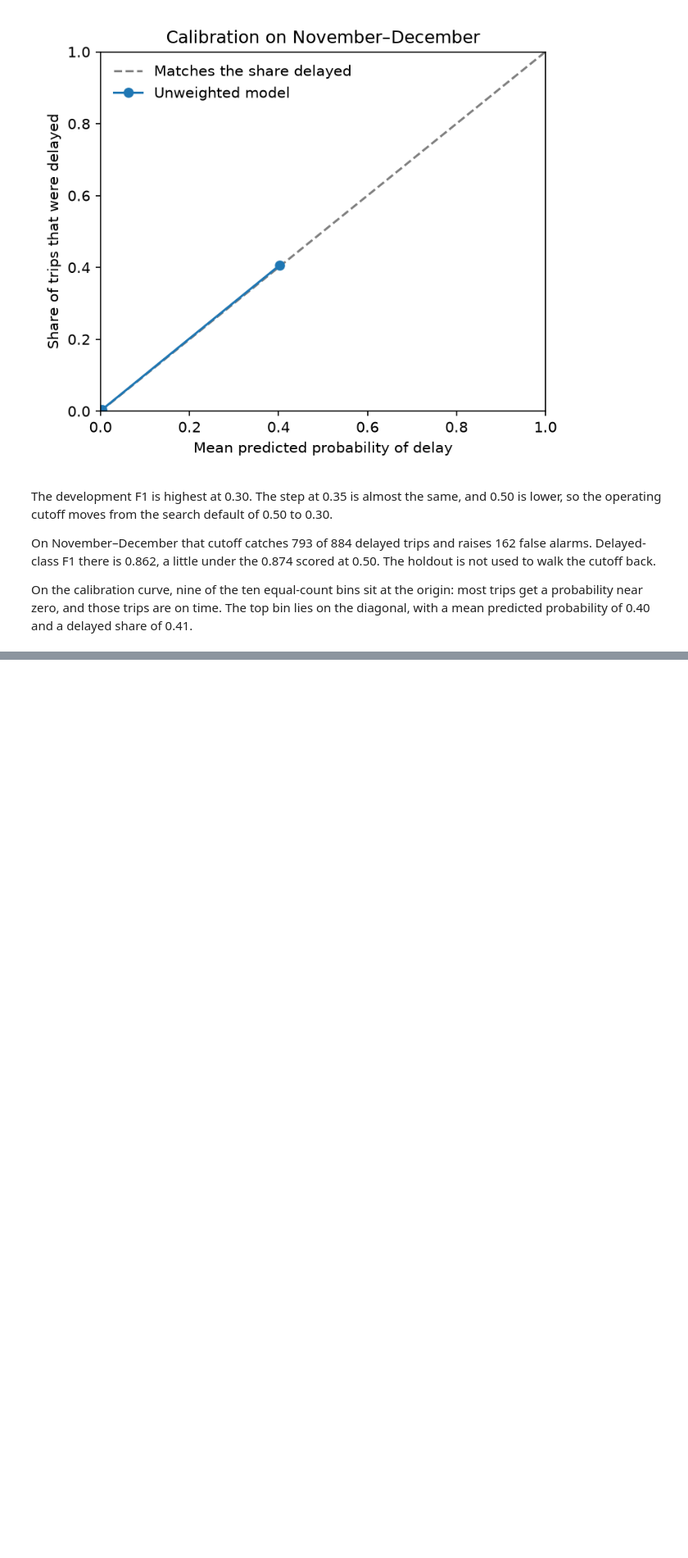
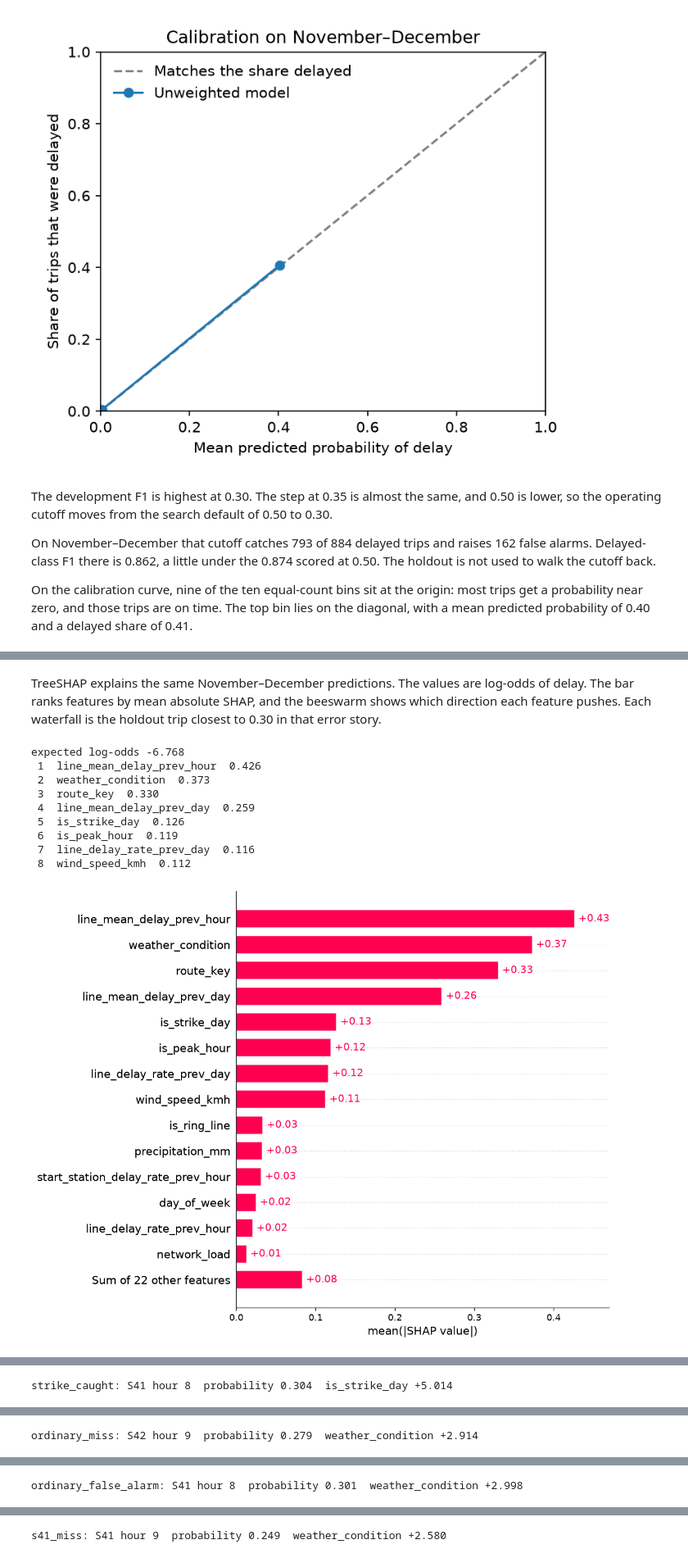
Before and after one commit to priscilla254/transit-disruption-prediction, a Jupyter notebook: notebooks/03_evaluation.ipynb, the cells around one changed output, grey strips where cells are left out. Shown at 82% size. Drawn from its saved outputs; the diff is of its cells as text; code cells hidden in the pictures; blank space fills up the shorter version.

Commit message:
Add holdout slices and TreeSHAP explanations for the shipped model.

```diff
--- a/notebooks/03_evaluation.ipynb
+++ b/notebooks/03_evaluation.ipynb
@@ -37,0 +40,16 @@ On the calibration curve, nine of the ten equal-count bins sit at the origin: mo
+# %%
+import json
+
+import pandas as pd
+from IPython.display import display
+
+from sbahn.config import PROJECT_ROOT
+
+slices = json.loads((PROJECT_ROOT / "reports" / "evaluation" / "slices.json").read_text(encoding="utf-8"))
+print(
+    f"threshold {slices['threshold']:.2f}  "
+    f"November–December trips {slices['test_rows']:,}"
+)
+for name, rows in slices["slices"].items():
+    print(name)
+    display(pd.DataFrame(rows))
@@ -37,0 +97,40 @@ On the calibration curve, nine of the ten equal-count bins sit at the origin: mo
+# %% [markdown]
+TreeSHAP explains the same November–December predictions. The values are log-odds of delay. The bar ranks features by mean absolute SHAP, and the beeswarm shows which direction each feature pushes. Each waterfall is the holdout trip closest to 0.30 in that error story.
+# %%
+import json
+
+from IPython.display import Image, display
+
+from sbahn.config import PROJECT_ROOT
+
+figures = PROJECT_ROOT / "reports" / "figures"
+importance = json.loads(
+    (PROJECT_ROOT / "reports" / "evaluation" / "shap_importance.json").read_text(encoding="utf-8")
+)
+cases = json.loads(
+    (PROJECT_ROOT / "reports" / "evaluation" / "shap_cases.json").read_text(encoding="utf-8")
+)
+print(f"expected log-odds {cases['base_value']:.3f}")
+for row in importance["features"][:8]:
+    print(f"{row['rank']:2d}  {row['name']}  {row['mean_abs_shap']:.3f}")
+display(Image(filename=str(figures / "shap_importance.png")))
+display(Image(filename=str(figures / "shap_beeswarm.png")))
+for case in cases["cases"]:
+    lead = case["contributions"][0]
+    print(
+        f"{case['role']}: {case['line_id']} hour {case['hour']}  "
+        f"probability {case['probability']:.3f}  "
+        f"{lead['feature']} {lead['shap']:+.3f}"
+    )
+    display(Image(filename=str(figures / f"shap_waterfall_{case['role']}.png")))
+# %% [output]
+expected log-odds -6.768
+ 1  line_mean_delay_prev_hour  0.426
+ 2  weather_condition  0.373
+ 3  route_key  0.330
+ 4  line_mean_delay_prev_day  0.259
+ 5  is_strike_day  0.126
+ 6  is_peak_hour  0.119
+ 7  line_delay_rate_prev_day  0.116
+ 8  wind_speed_kmh  0.112
+[figure, added]
@@ -37,0 +138 @@ On the calibration curve, nine of the ten equal-count bins sit at the origin: mo
+strike_caught: S41 hour 8  probability 0.304  is_strike_day +5.014
@@ -37,0 +140 @@ On the calibration curve, nine of the ten equal-count bins sit at the origin: mo
+ordinary_miss: S42 hour 9  probability 0.279  weather_condition +2.914
@@ -37,0 +142 @@ On the calibration curve, nine of the ten equal-count bins sit at the origin: mo
+ordinary_false_alarm: S41 hour 8  probability 0.301  weather_condition +2.998
@@ -37,0 +144 @@ On the calibration curve, nine of the ten equal-count bins sit at the origin: mo
+s41_miss: S41 hour 9  probability 0.249  weather_condition +2.580
```
Also changed, not shown: parts of 5 cells of this notebook, 16 other files.
